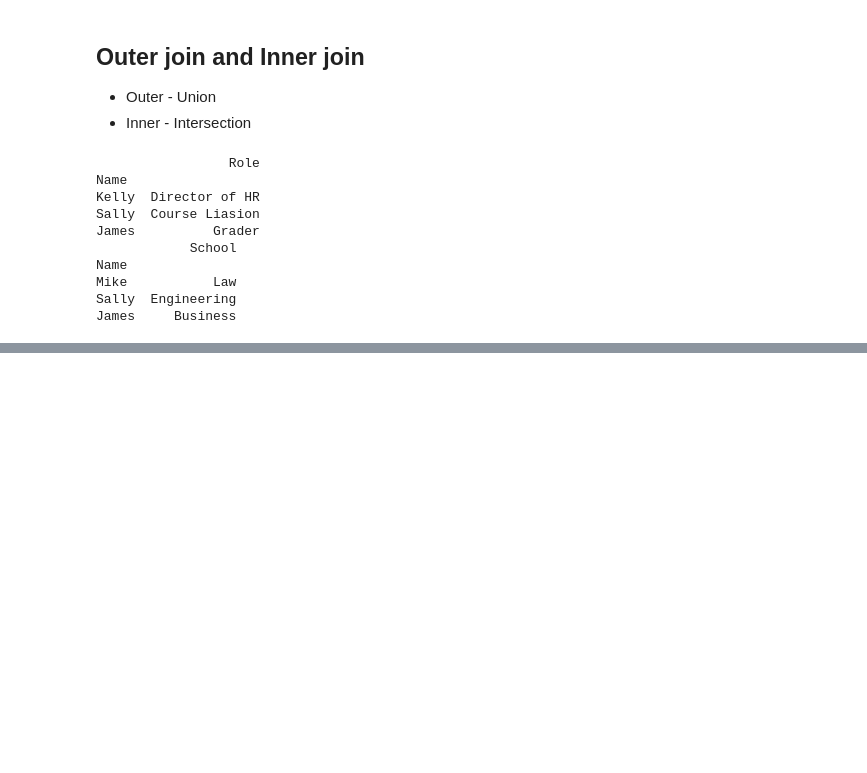
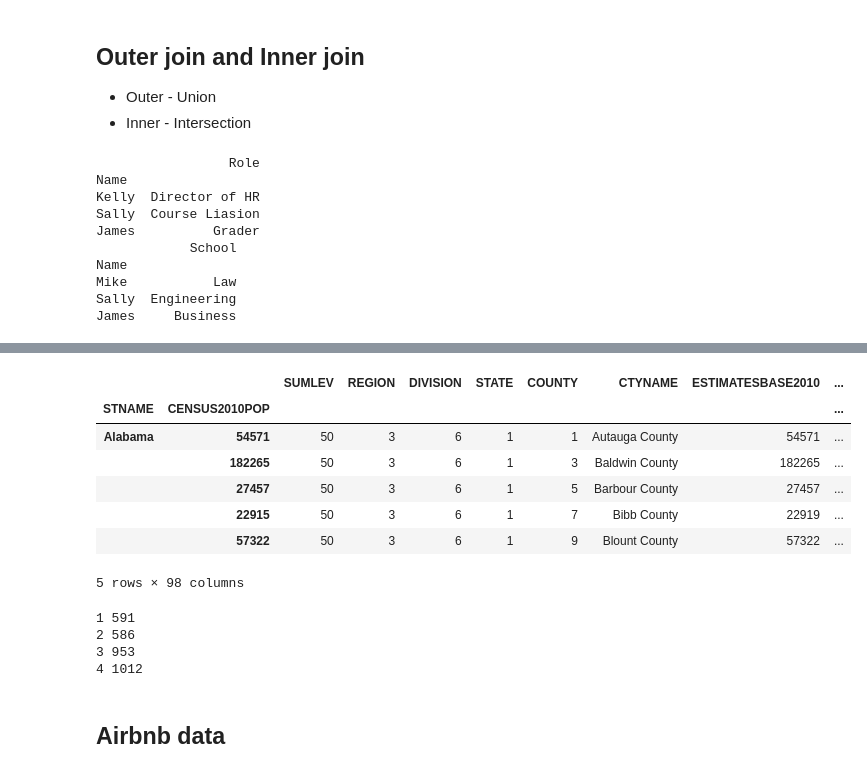
Before and after one commit to pahadiahimanshu/UMdatascience, a Jupyter notebook: Intro-to-DS/Week-3/Pandas-playground-2.ipynb, the cells around one changed output, grey strips where cells are left out. Drawn from its saved outputs; the diff is of its cells as text; code cells hidden in the pictures; blank space fills up the shorter version.

```diff
--- a/Intro-to-DS/Week-3/Pandas-playground-2.ipynb
+++ b/Intro-to-DS/Week-3/Pandas-playground-2.ipynb
@@ -36,0 +383,32 @@ pd.merge(staff_df,student_df,how='outer',left_index=True,right_index=True)
+# %%
+zdf = df.set_index(['STNAME','CENSUS2010POP'])
+zdf.head()
+# %% [output]
+|  |  | SUMLEV | REGION | DIVISION | STATE | COUNTY | CTYNAME | ESTIMATESBASE2010 | ... |
+| STNAME | CENSUS2010POP |  |  |  |  |  |  |  | ... |
+| Alabama | 54571 | 50 | 3 | 6 | 1 | 1 | Autauga County | 54571 | ... |
+|  | 182265 | 50 | 3 | 6 | 1 | 3 | Baldwin County | 182265 | ... |
+|  | 27457 | 50 | 3 | 6 | 1 | 5 | Barbour County | 27457 | ... |
+|  | 22915 | 50 | 3 | 6 | 1 | 7 | Bibb County | 22919 | ... |
+|  | 57322 | 50 | 3 | 6 | 1 | 9 | Blount County | 57322 | ... |
+5 rows × 98 columns
+# %%
+def evenoddpop(item):
+#     print(item)
+    if item[0][0] < 'M' and item[1]%2 == 0:
+        return 1
+    if item[0][0] <'M' and item[1]%2 != 0:
+        return 2
+    if item[0][0] >='M' and item[1]%2 == 0:
+        return 3
+    return 4
+
+for group, frame in zdf.groupby(evenoddpop):
+    print(group, len(frame))
+# %% [output]
+1 591
+2 586
+3 953
+4 1012
+# %% [markdown]
+## Airbnb data
```
Also changed, not shown: parts of 76 cells of this notebook.
